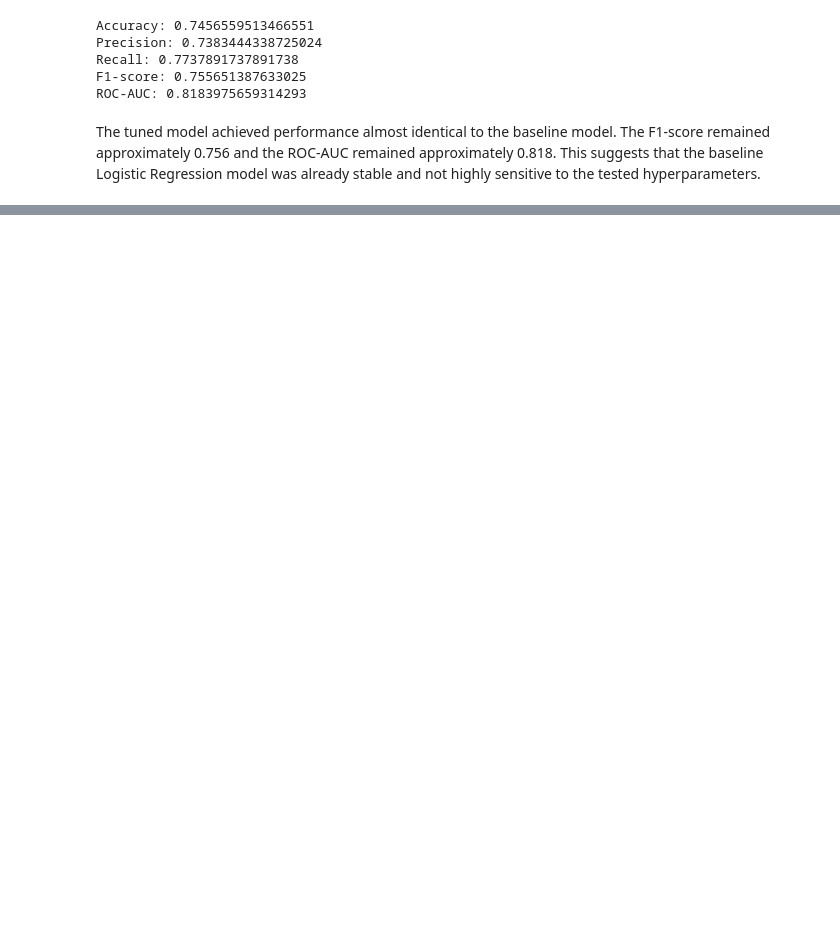
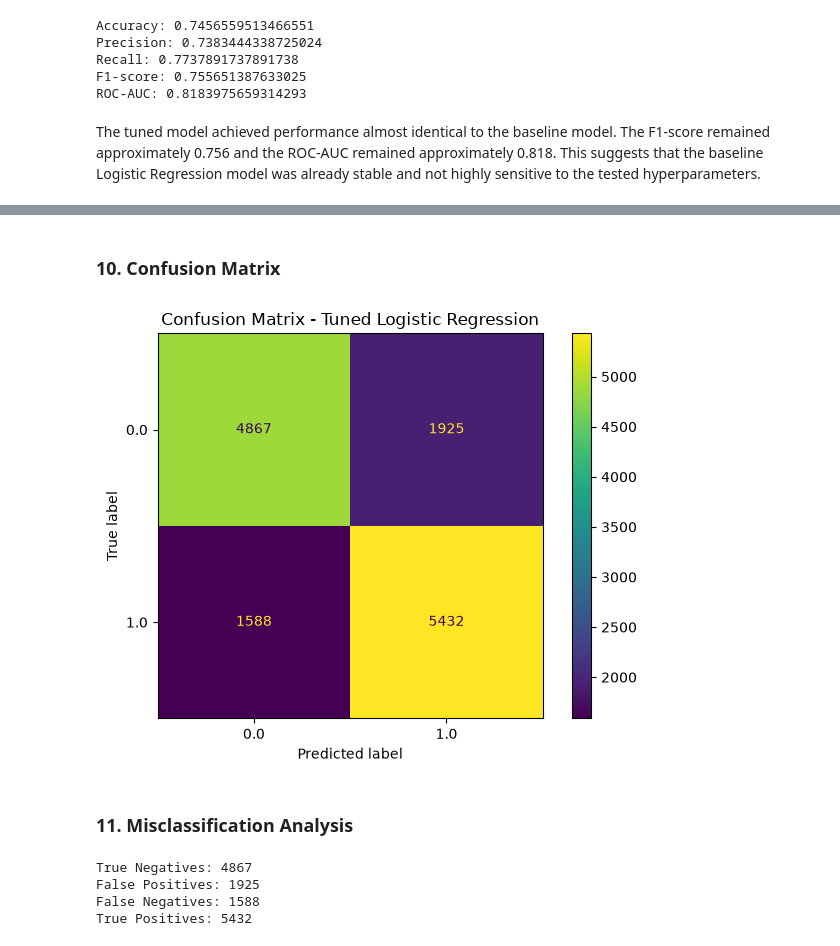
Before and after one commit to DeemaAlhudaithi/SW485-Project-Group3, a Jupyter notebook: Supervised_Learning/Phase1_Logistic_Regression.ipynb, the cells around one changed output, grey strips where cells are left out. Drawn from its saved outputs; the diff is of its cells as text; code cells hidden in the pictures; blank space fills up the shorter version.

```diff
--- a/Supervised_Learning/Phase1_Logistic_Regression.ipynb
+++ b/Supervised_Learning/Phase1_Logistic_Regression.ipynb
@@ -177,0 +319,39 @@ plt.show()
+# %% [markdown]
+### 10. Confusion Matrix
+# %%
+from sklearn.metrics import ConfusionMatrixDisplay
+
+ConfusionMatrixDisplay.from_predictions(
+    y_test,
+    y_pred_tuned
+)
+
+plt.title("Confusion Matrix - Tuned Logistic Regression")
+plt.tight_layout()
+
+plt.savefig(
+    "plots/logistic_regression_confusion_matrix.png",
+    dpi=300,
+    bbox_inches="tight"
+)
+
+plt.show()
+# %% [output]
+[figure, added]
+# %% [markdown]
+### 11. Misclassification Analysis
+# %%
+# Extract confusion matrix values
+cm = confusion_matrix(y_test, y_pred_tuned)
+
+tn, fp, fn, tp = cm.ravel()
+
+print("True Negatives:", tn)
+print("False Positives:", fp)
+print("False Negatives:", fn)
+print("True Positives:", tp)
+# %% [output]
+True Negatives: 4867
+False Positives: 1925
+False Negatives: 1588
+True Positives: 5432
```
Also changed, not shown: parts of 29 cells of this notebook, 5 other files.
